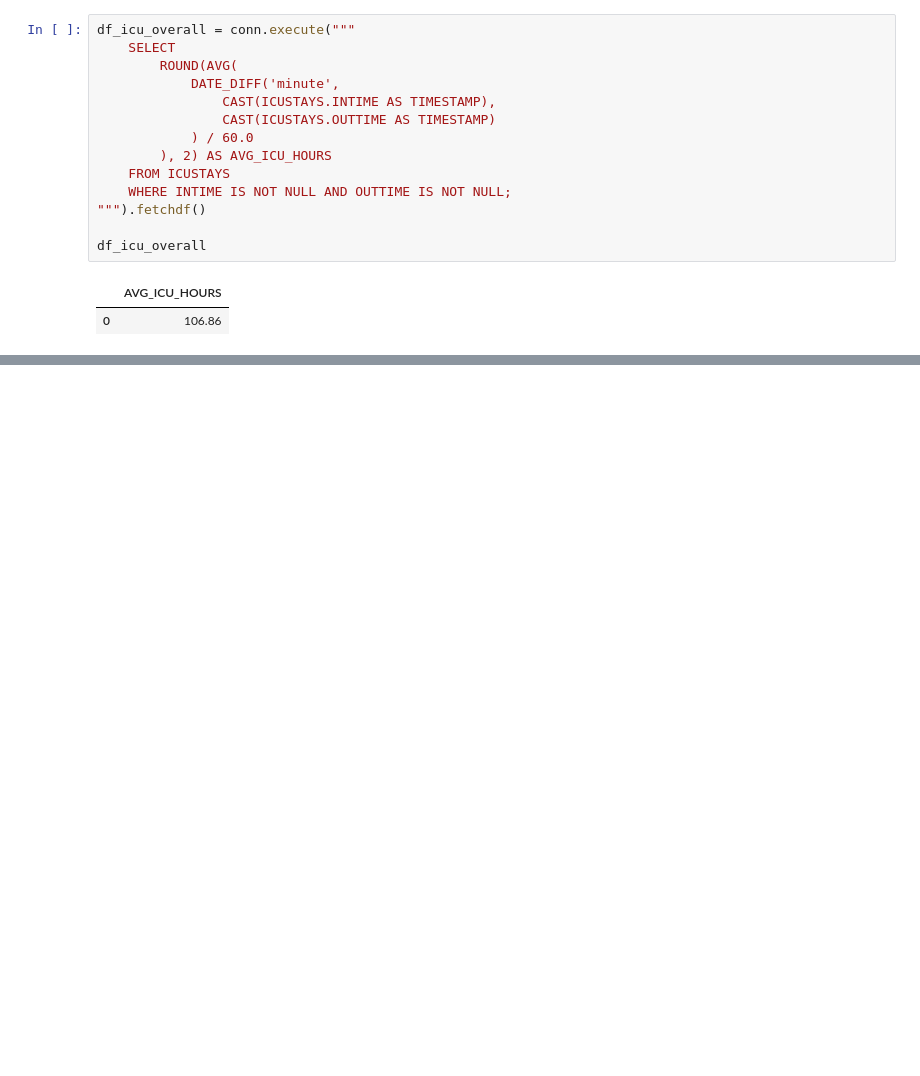
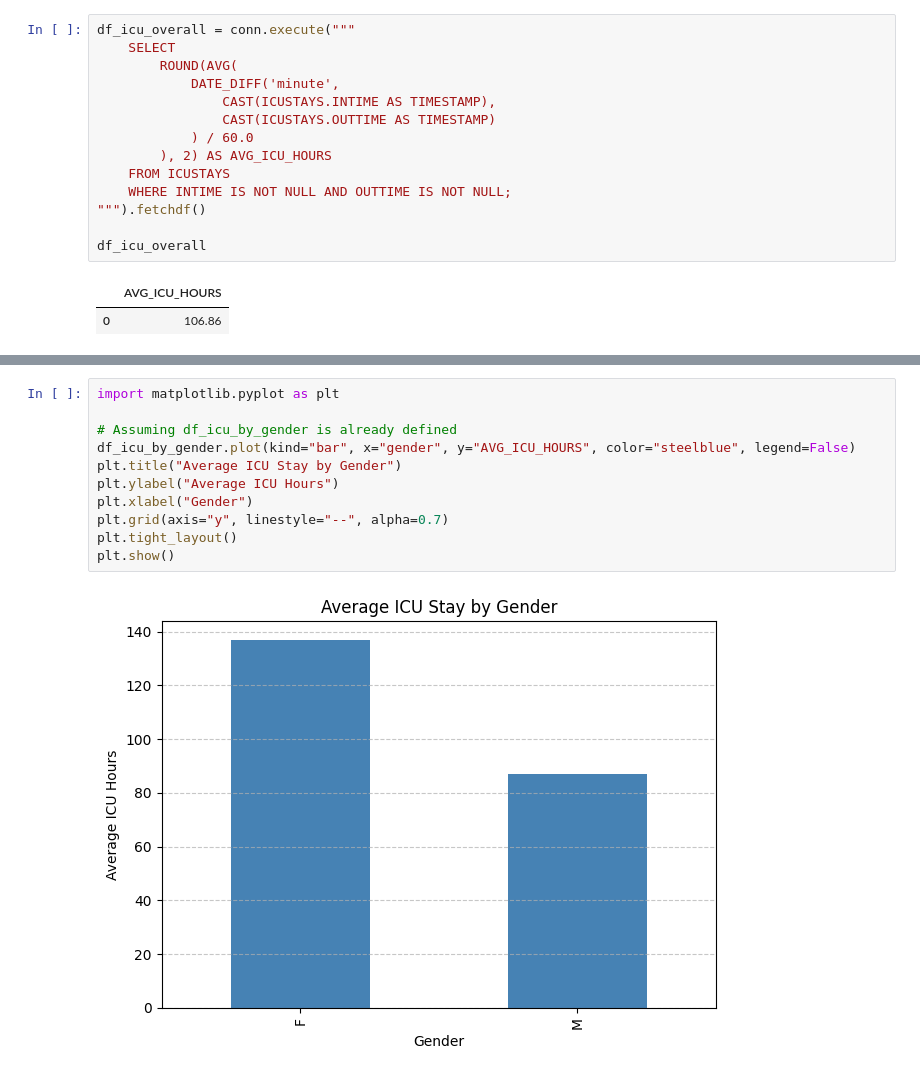
Before and after one commit to sabian147/DE300, a Jupyter notebook: Homework_2/sna3362_HW2.ipynb, the cells around one changed output, grey strips where cells are left out. Saved outputs shown, nothing was run; the diff lists cells and outputs as text; blank space fills up the shorter version.

```diff
--- a/Homework_2/sna3362_HW2.ipynb
+++ b/Homework_2/sna3362_HW2.ipynb
@@ -211,0 +242,13 @@ df_icu_by_ethnicity
+# %%
+import matplotlib.pyplot as plt
+
+# Assuming df_icu_by_gender is already defined
+df_icu_by_gender.plot(kind="bar", x="gender", y="AVG_ICU_HOURS", color="steelblue", legend=False)
+plt.title("Average ICU Stay by Gender")
+plt.ylabel("Average ICU Hours")
+plt.xlabel("Gender")
+plt.grid(axis="y", linestyle="--", alpha=0.7)
+plt.tight_layout()
+plt.show()
+# %% [output]
+[figure, added]
```
Also changed, not shown: parts of 36 cells of this notebook, 3 other files.
